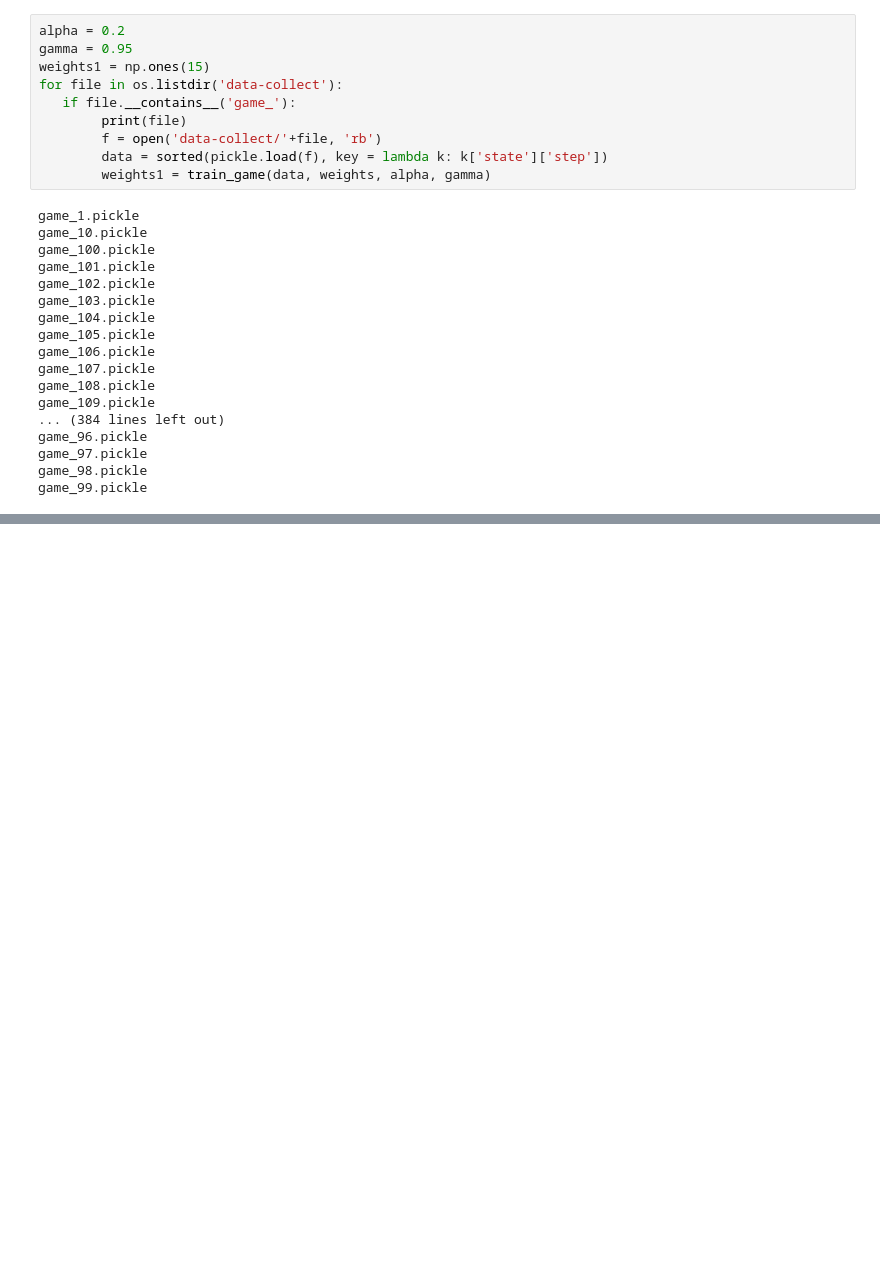
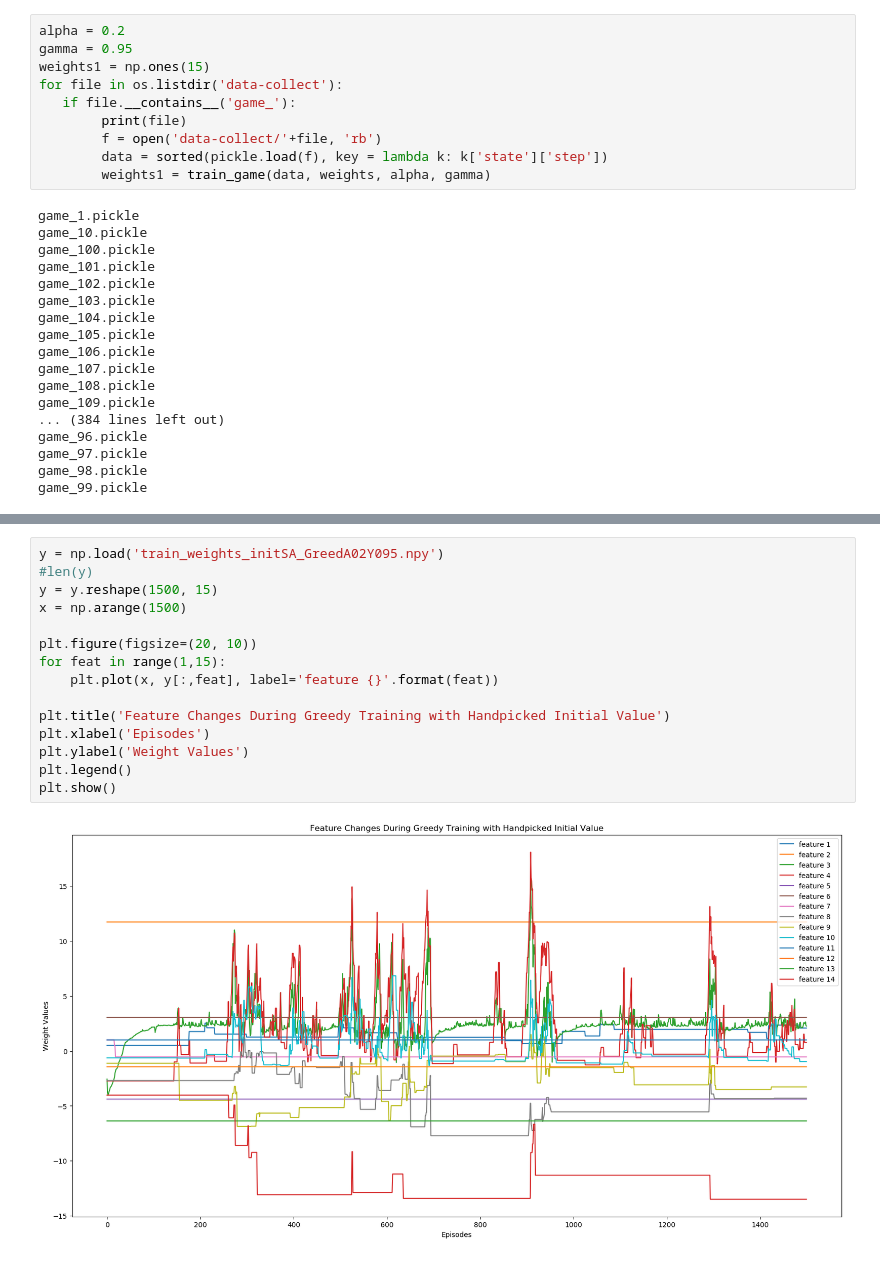
Before and after one commit to fvanmaele/RL_boom, a Jupyter notebook: workbook.ipynb, the cells around one changed output, grey strips where cells are left out. Cells and saved outputs as stored; diff of their text form; blank space fills up the shorter version.

```diff
--- a/workbook.ipynb
+++ b/workbook.ipynb
@@ -159,0 +166,17 @@ plt.show()
+# %%
+y = np.load('train_weights_initSA_GreedA02Y095.npy')
+#len(y)
+y = y.reshape(1500, 15)
+x = np.arange(1500)
+
+plt.figure(figsize=(20, 10))
+for feat in range(1,15):
+    plt.plot(x, y[:,feat], label='feature {}'.format(feat))
+
+plt.title('Feature Changes During Greedy Training with Handpicked Initial Value')
+plt.xlabel('Episodes')
+plt.ylabel('Weight Values')
+plt.legend()
+plt.show()
+# %% [output]
+[figure, added]
```
Also changed, not shown: parts of 8 cells of this notebook, 4 other files.
